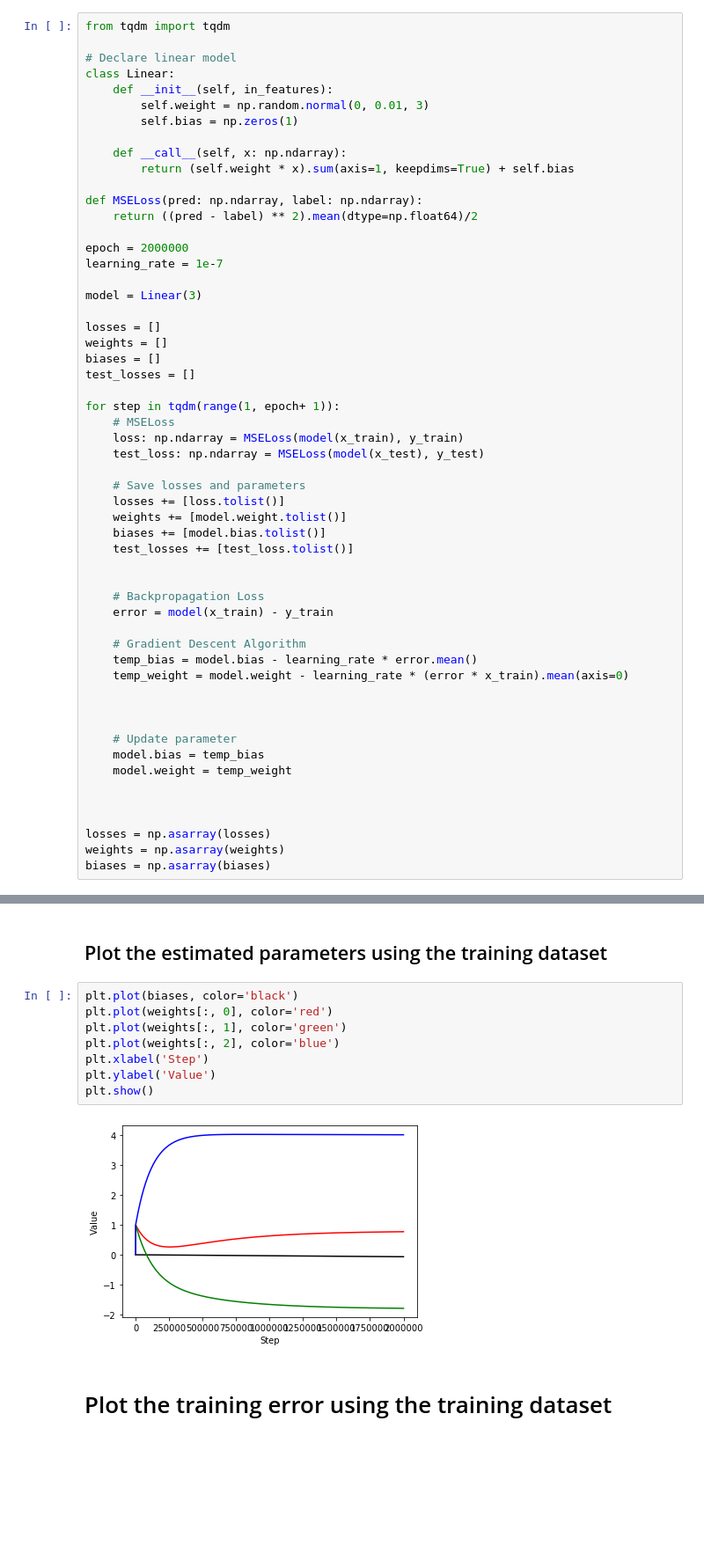
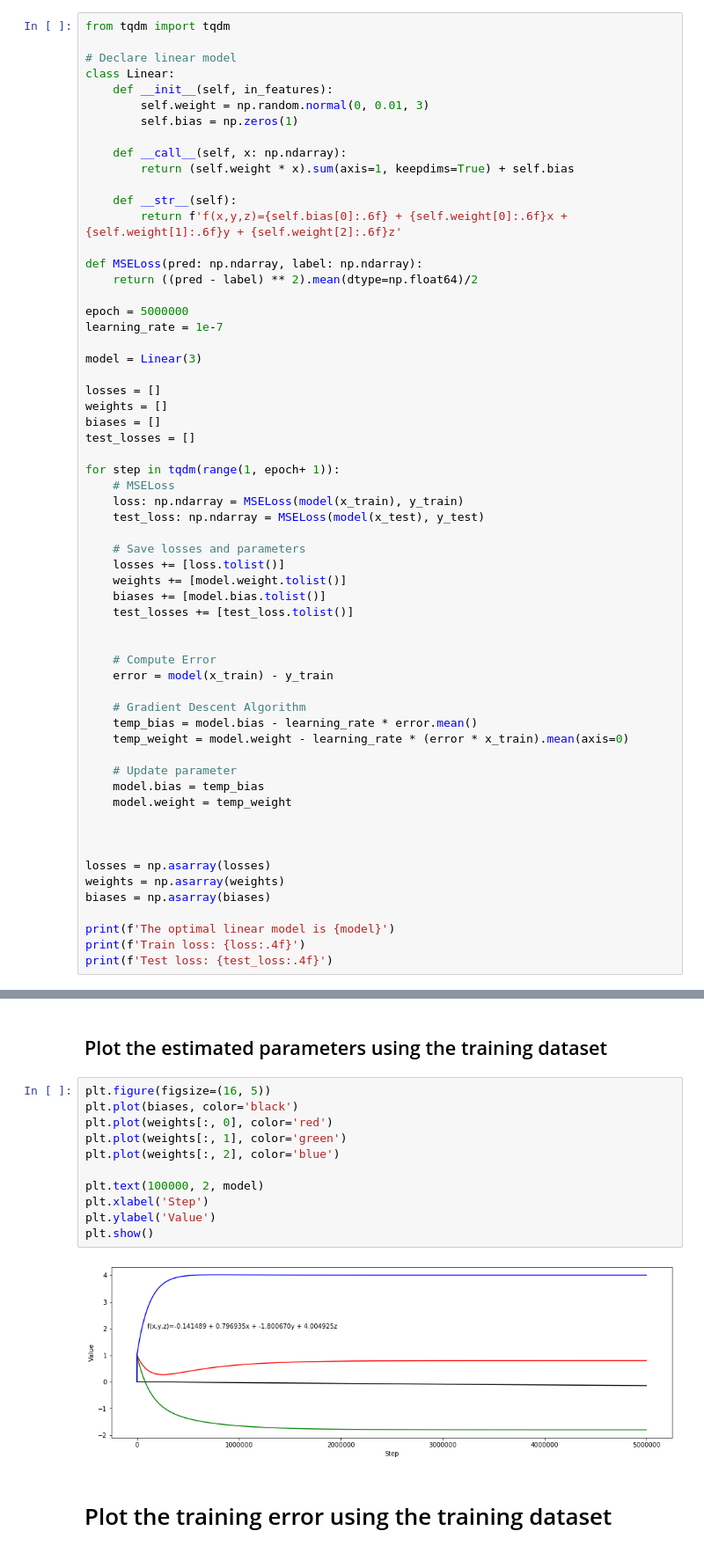
Before and after one commit to wonbeomjang/CAU54161-Machine-learning-class, a Jupyter notebook: Assignment_04/Assignment_04.ipynb, the cells around one changed output, grey strips where cells are left out. Shown: that part at 88% size. Cells and saved outputs as stored; diff of their text form; blank space fills up the shorter version.

```diff
--- a/Assignment_04/Assignment_04.ipynb
+++ b/Assignment_04/Assignment_04.ipynb
@@ -58,10 +58,13 @@ class Linear:
     def __call__(self, x: np.ndarray):
         return (self.weight * x).sum(axis=1, keepdims=True) + self.bias
 
+    def __str__(self):
+        return f'f(x,y,z)={self.bias[0]:.6f} + {self.weight[0]:.6f}x + {self.weight[1]:.6f}y + {self.weight[2]:.6f}z'
+
 def MSELoss(pred: np.ndarray, label: np.ndarray):
     return ((pred - label) ** 2).mean(dtype=np.float64)/2
 
-epoch = 2000000
+epoch = 5000000
 learning_rate = 1e-7
 
 model = Linear(3)
@@ -83,14 +86,12 @@ for step in tqdm(range(1, epoch+ 1)):
     test_losses += [test_loss.tolist()]
 
 
-    # Backpropagation Loss
+    # Compute Error
     error = model(x_train) - y_train
 
     # Gradient Descent Algorithm
     temp_bias = model.bias - learning_rate * error.mean()
     temp_weight = model.weight - learning_rate * (error * x_train).mean(axis=0)
-
-
 
     # Update parameter
     model.bias = temp_bias
@@ -101,3 +102,7 @@ for step in tqdm(range(1, epoch+ 1)):
 losses = np.asarray(losses)
 weights = np.asarray(weights)
 biases = np.asarray(biases)
+
+print(f'The optimal linear model is {model}')
+print(f'Train loss: {loss:.4f}')
+print(f'Test loss: {test_loss:.4f}')
@@ -119,15 +128,18 @@ initial learning rate is 1e-7 and 1000000 epoch
 # %% [markdown]
 ## Plot the estimated parameters using the training dataset
 # %%
+plt.figure(figsize=(16, 5))
 plt.plot(biases, color='black')
 plt.plot(weights[:, 0], color='red')
 plt.plot(weights[:, 1], color='green')
 plt.plot(weights[:, 2], color='blue')
+
+plt.text(100000, 2, model)
 plt.xlabel('Step')
 plt.ylabel('Value')
 plt.show()
 # %% [output]
-[figure, old version]
+[figure, new version]
 # %% [markdown]
 # Plot the training error using the training dataset
 # %%
```
Also changed, not shown: parts of 10 cells of this notebook, 1 other file.
